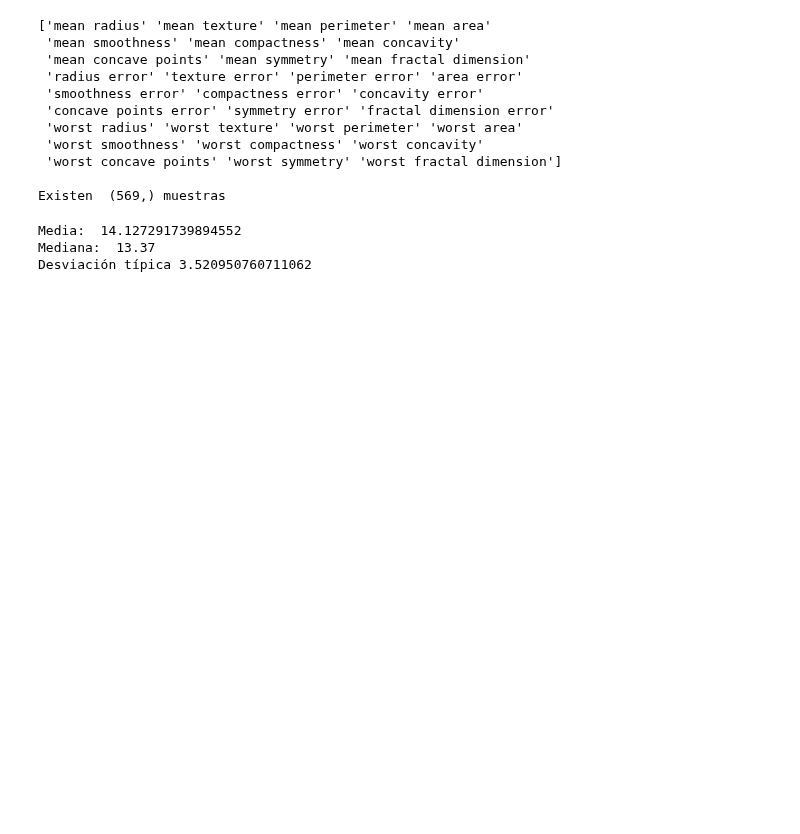
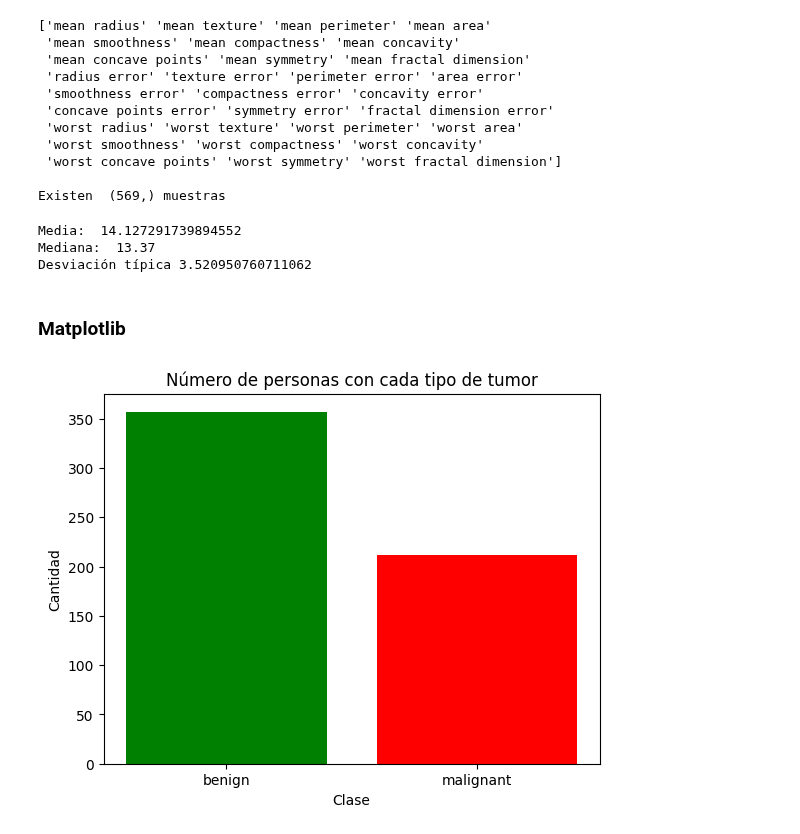
Before and after one commit to carlosgg0/practicas-aprendizaje, a Jupyter notebook: practica1/main.ipynb, the cells around one changed output. Saved outputs shown, nothing was run; the diff lists cells and outputs as text; code cells hidden in the pictures; blank space fills up the shorter version.

```diff
--- a/practica1/main.ipynb
+++ b/practica1/main.ipynb
@@ -56,4 +67,18 @@ print("Desviación típica", np.std(mean_radius))
 Media:  14.127291739894552
 Mediana:  13.37
 Desviación típica 3.520950760711062
+# %% [markdown]
+### Matplotlib
+# %%
+# Gráfico de barras de las clases
+counts = df['target'].value_counts()
+labels = [breast_cancer.target_names[i] for i in counts.index]
+
+plt.bar(labels, counts, color=['green', 'red'])
+plt.title('Número de personas con cada tipo de tumor')
+plt.ylabel('Cantidad')
+plt.xlabel('Clase')
+plt.show()
+# %% [output]
+[figure, added]
 # %%
```
Also changed, not shown: parts of 10 cells of this notebook.
